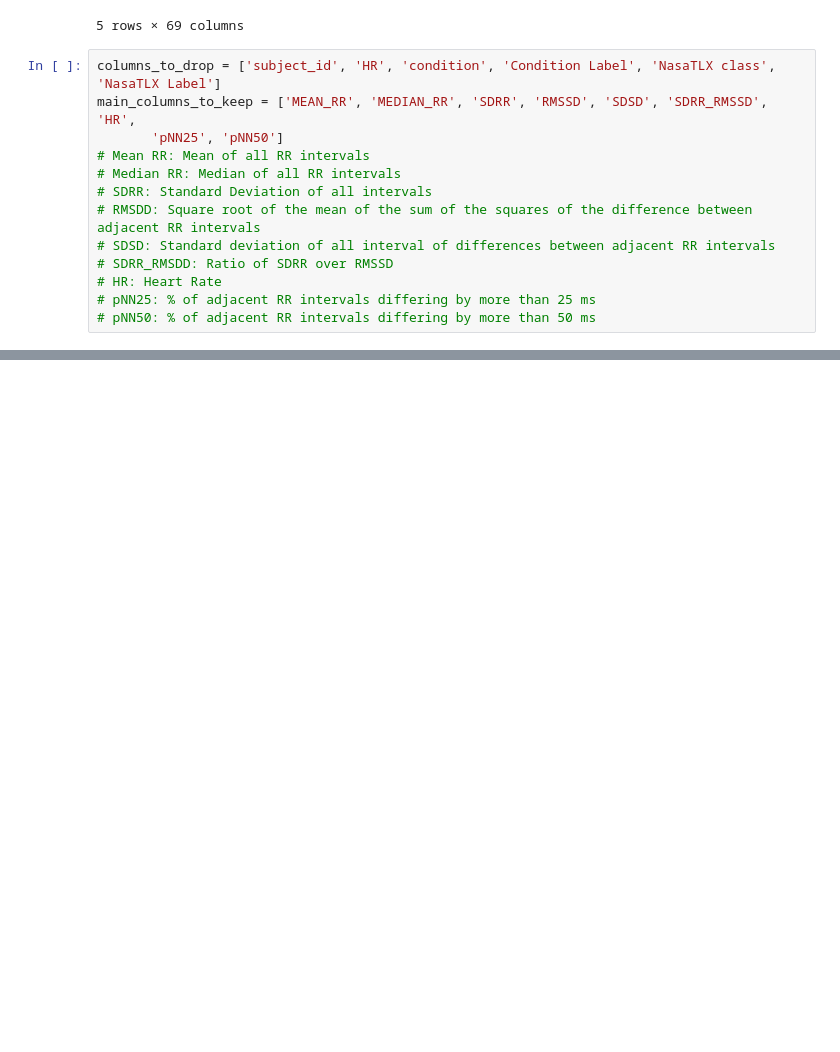
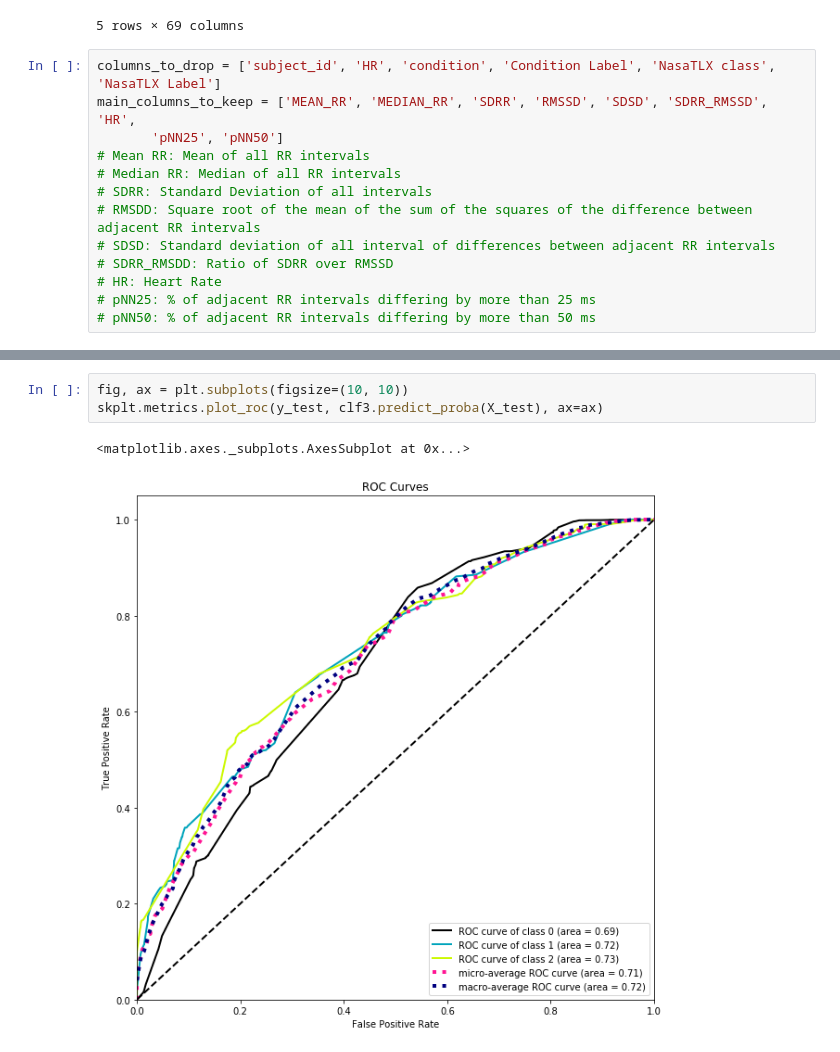
Before and after one commit to SachinGokal/capstone-two, a Jupyter notebook: notebooks/processed.ipynb, the cells around one changed output, grey strips where cells are left out. Drawn from its saved outputs; the diff is of its cells as text; blank space fills up the shorter version.

```diff
--- a/notebooks/processed.ipynb
+++ b/notebooks/processed.ipynb
@@ -519,0 +255,6 @@ sorted(list(zip(cols, calibrated_rf.best_estimator_.feature_importances_)), key=
+# %%
+fig, ax = plt.subplots(figsize=(10, 10))
+skplt.metrics.plot_roc(y_test, clf3.predict_proba(X_test), ax=ax)
+# %% [output]
+<matplotlib.axes._subplots.AxesSubplot at 0x...>
+[figure, added]
```
Also changed, not shown: parts of 53 cells of this notebook, 3 other files.
